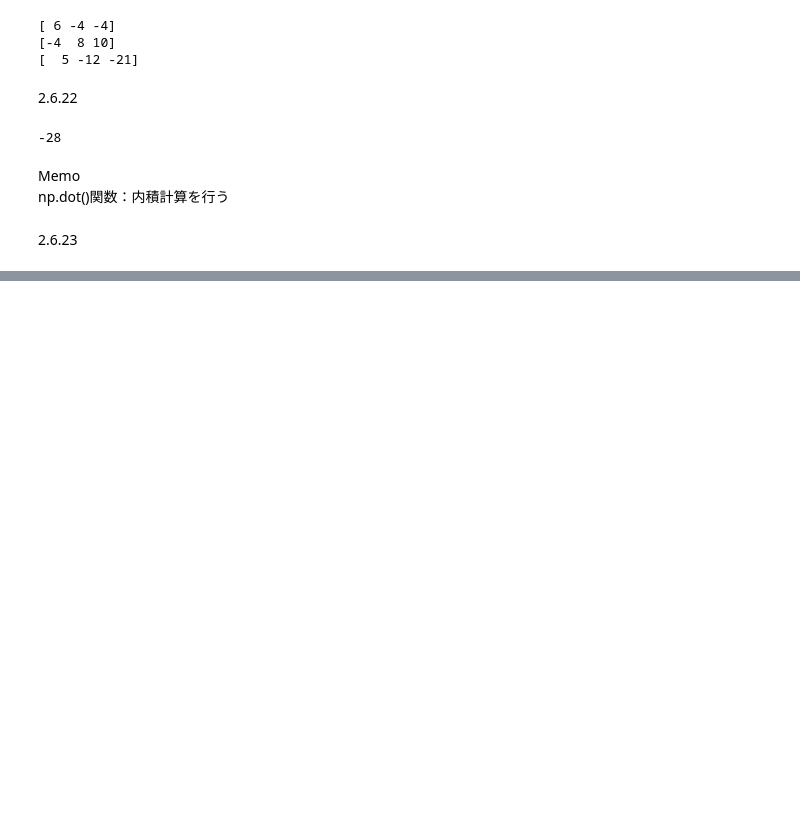
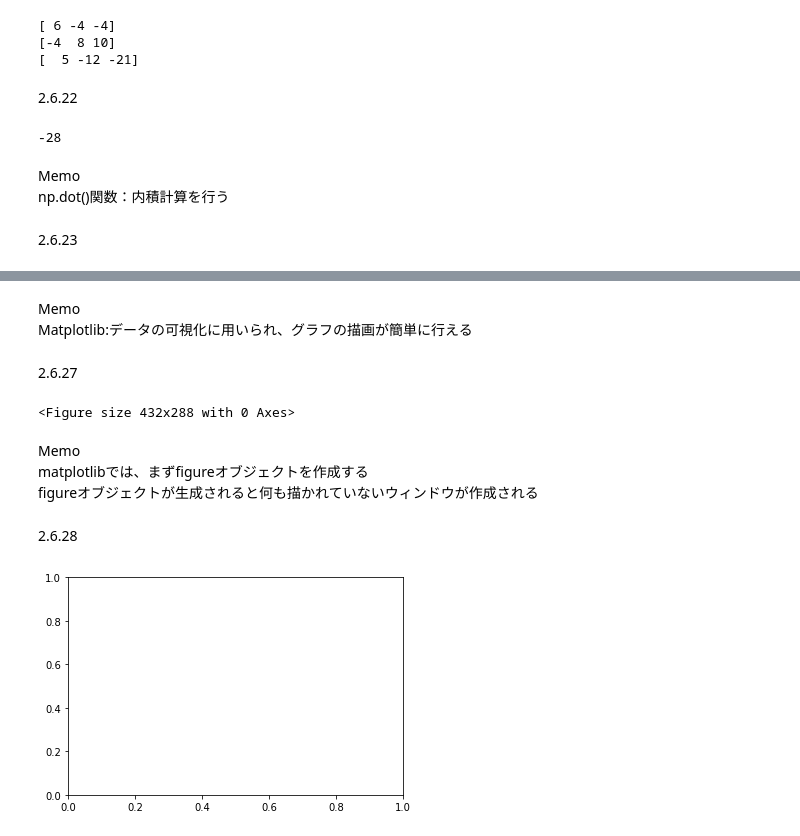
Before and after one commit to KuriharaYoshiki/python_medical_images, a Jupyter notebook: paspale.ipynb, the cells around one changed output, grey strips where cells are left out. Saved outputs shown, nothing was run; the diff lists cells and outputs as text; code cells hidden in the pictures; blank space fills up the shorter version.

```diff
--- a/paspale.ipynb
+++ b/paspale.ipynb
@@ -1207,0 +1270,23 @@ np.dot()関数：内積計算を行う
+# %% [markdown]
+Memo
+Matplotlib:データの可視化に用いられ、グラフの描画が簡単に行える
+# %% [markdown]
+2.6.27
+# %%
+import matplotlib.pyplot as plt
+fig=plt.figure()
+# %% [output]
+<Figure size 432x288 with 0 Axes>
+# %% [markdown]
+Memo
+matplotlibでは、まずfigureオブジェクトを作成する
+figureオブジェクトが生成されると何も描かれていないウィンドウが作成される
+# %% [markdown]
+2.6.28
+# %%
+import matplotlib.pyplot as plt
+fig=plt.figure()
+ax1=fig.add_subplot(1,1,1)
+# ax1=fig.add_subplot(111)
+# %% [output]
+[figure, added]
```
Also changed, not shown: parts of 25 cells of this notebook.
